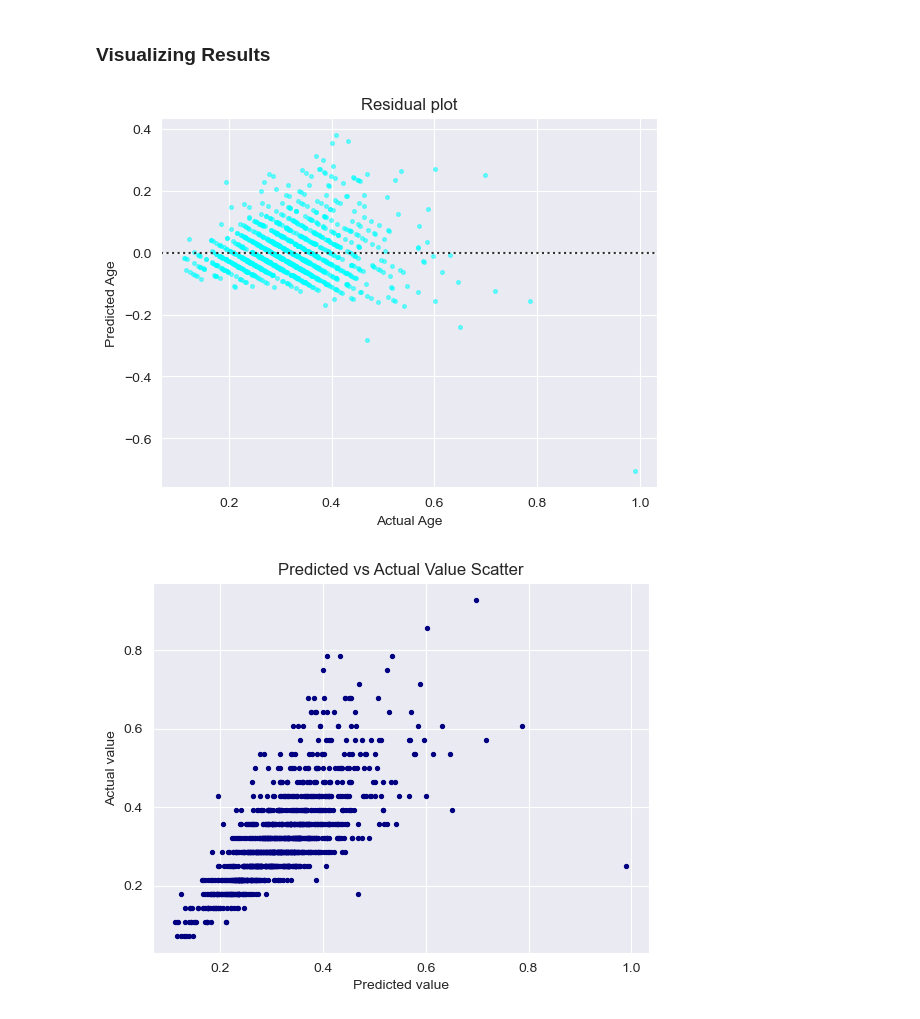
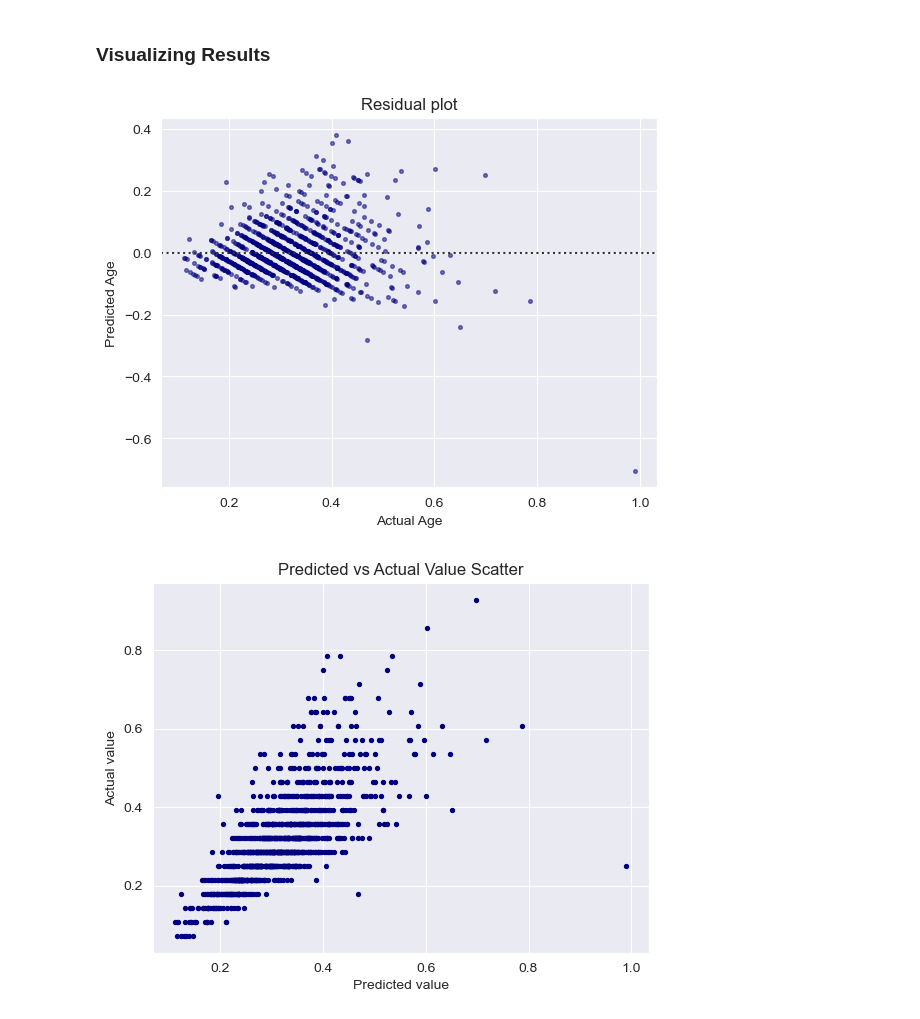
Before and after one commit to Ohm-Rajpal/AbaloneMachineLearningProject, a Jupyter notebook: Abalone ML Prediction.ipynb, the cells around one changed output. Saved outputs shown, nothing was run; the diff lists cells and outputs as text; code cells hidden in the pictures.

Commit message:
Changed some colors so it is easier to see.

```diff
--- a/Abalone ML Prediction.ipynb
+++ b/Abalone ML Prediction.ipynb
@@ -228,13 +228,13 @@ The r-squared is near 50%, meaning that the model only explains 50% of the data
 ### Visualizing Results
 # %%
 # Basic Residuals Plot
-sns.residplot(x=prediction_one, y=y_test, scatter_kws={'color':'cyan', 's':7, 'alpha':0.5})
+sns.residplot(x=prediction_one, y=y_test, scatter_kws={'color':'navy', 's':7, 'alpha':0.5})
 plt.title('Residual plot')
 plt.xlabel('Actual Age')
 plt.ylabel('Predicted Age')
 plt.show()
 # %% [output]
-[figure, old version]
+[figure, new version]
 # %%
 # Scatter plot
 plt.scatter(prediction_one, y_test, s=8, color='navy')
```
Also changed, not shown: parts of 6 cells of this notebook.
